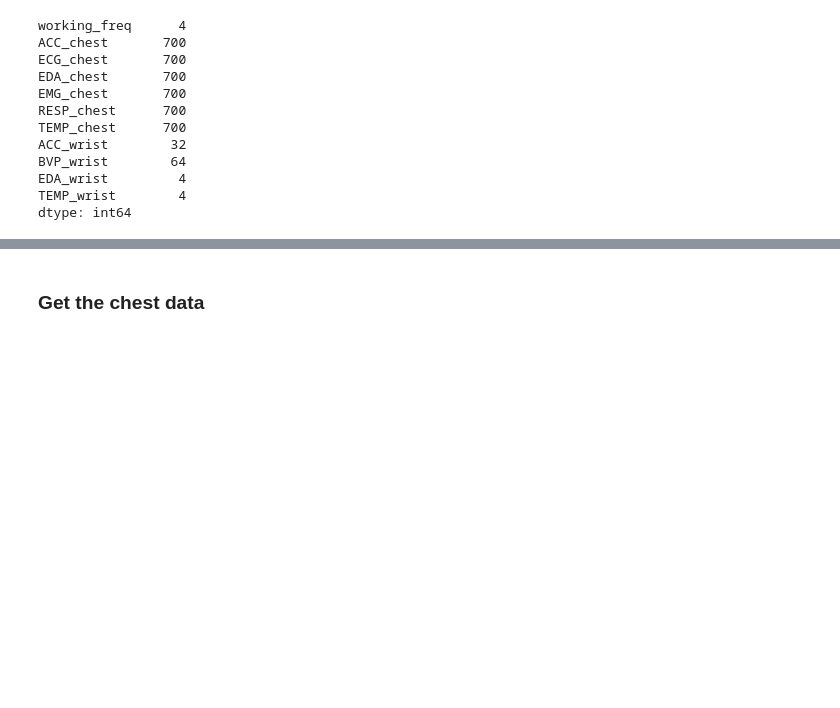
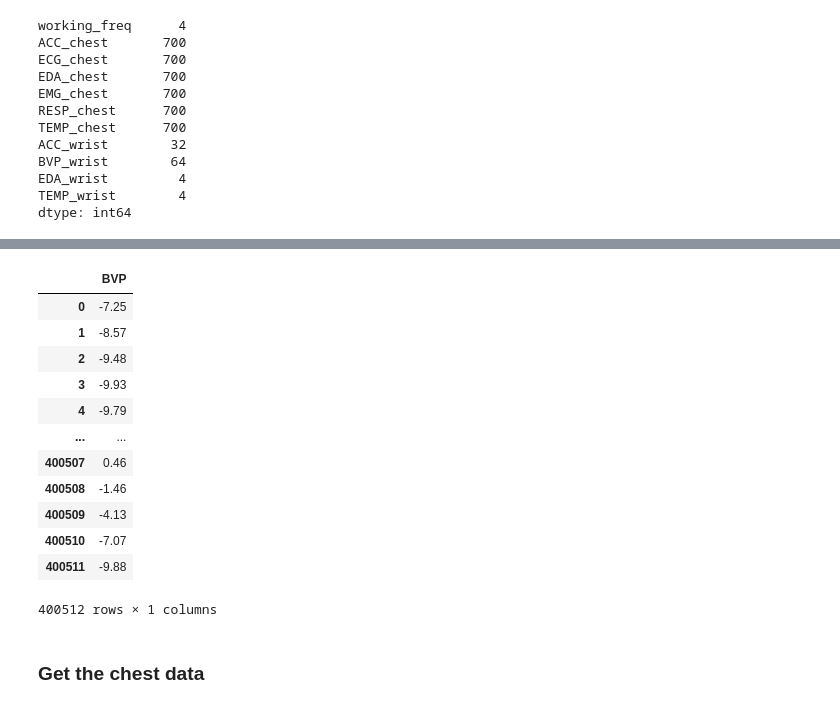
Before and after one commit to guillaume-azarias/Digital-Biomarker-Study, a Jupyter notebook: Prophet_WESAD_GridSearch.ipynb, the cells around one changed output, grey strips where cells are left out. Drawn from its saved outputs; the diff is of its cells as text; code cells hidden in the pictures; blank space fills up the shorter version.

```diff
--- a/Prophet_WESAD_GridSearch.ipynb
+++ b/Prophet_WESAD_GridSearch.ipynb
@@ -380,3 +414,19 @@ type(df_BVP_raw)
+# %%
+df_BVP_raw
+# %% [output]
+|  | BVP |
+| 0 | -7.25 |
+| 1 | -8.57 |
+| 2 | -9.48 |
+| 3 | -9.93 |
+| 4 | -9.79 |
+| ... | ... |
+| 400507 | 0.46 |
+| 400508 | -1.46 |
+| 400509 | -4.13 |
+| 400510 | -7.07 |
+| 400511 | -9.88 |
+400512 rows × 1 columns
 # %%
 # Electrodermal activity and Temperature (EDA, TEMP, 4Hz)
 wrist_data = np.concatenate((wrist_data_dict['EDA'], wrist_data_dict['TEMP']), axis=1)
```
Also changed, not shown: parts of 11 cells of this notebook.
